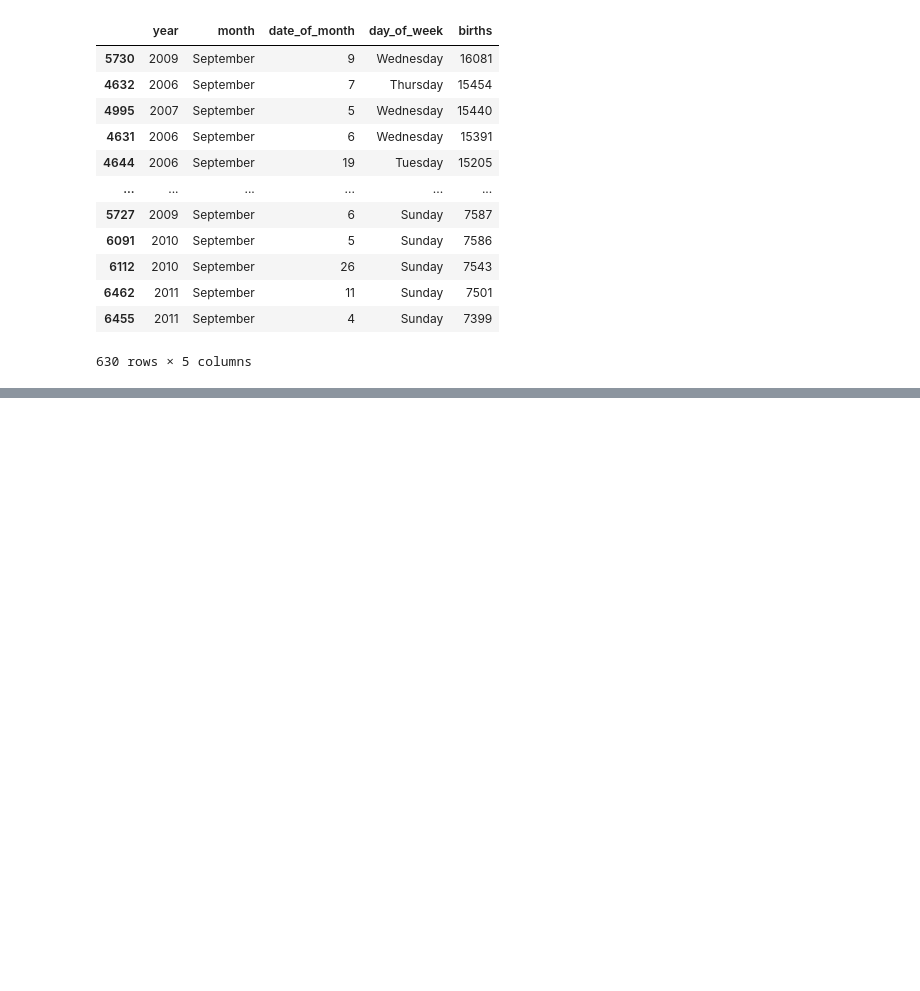
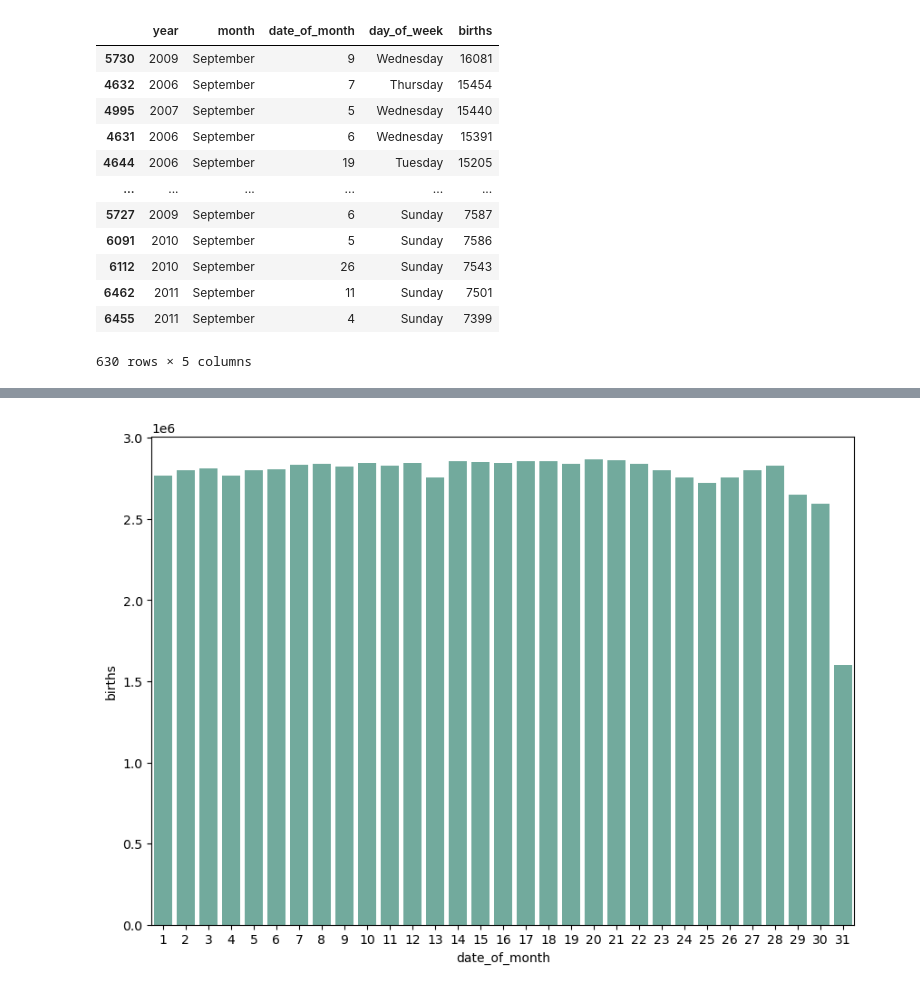
Before and after one commit to Timothyspratt/DA11_Capstone, a Jupyter notebook: notebook/capstone_da_11.ipynb, the cells around one changed output, grey strips where cells are left out. Saved outputs shown, nothing was run; the diff lists cells and outputs as text; code cells hidden in the pictures; blank space fills up the shorter version.

```diff
--- a/notebook/capstone_da_11.ipynb
+++ b/notebook/capstone_da_11.ipynb
@@ -209,0 +280,2 @@ all_births[all_births['month']==highest_births].plot(x='year',y='births',
+# %%
+births_on_day = all_births.groupby('date_of_month')['births'].sum().reset_index()
@@ -209,0 +302,2 @@ all_births[all_births['month']==highest_births].plot(x='year',y='births',
+# %%
+births_on_day_sorted = births_on_day.sort_values(by='births', ascending=False)
@@ -209,0 +324,10 @@ all_births[all_births['month']==highest_births].plot(x='year',y='births',
+# %%
+plt.figure(figsize=(10, 7))
+
+sns.barplot(
+    data=births_on_day_sorted,
+    x="date_of_month",
+    y="births",
+    color='#69b3a2');
+# %% [output]
+[figure, added]
```
Also changed, not shown: parts of 34 cells of this notebook.
